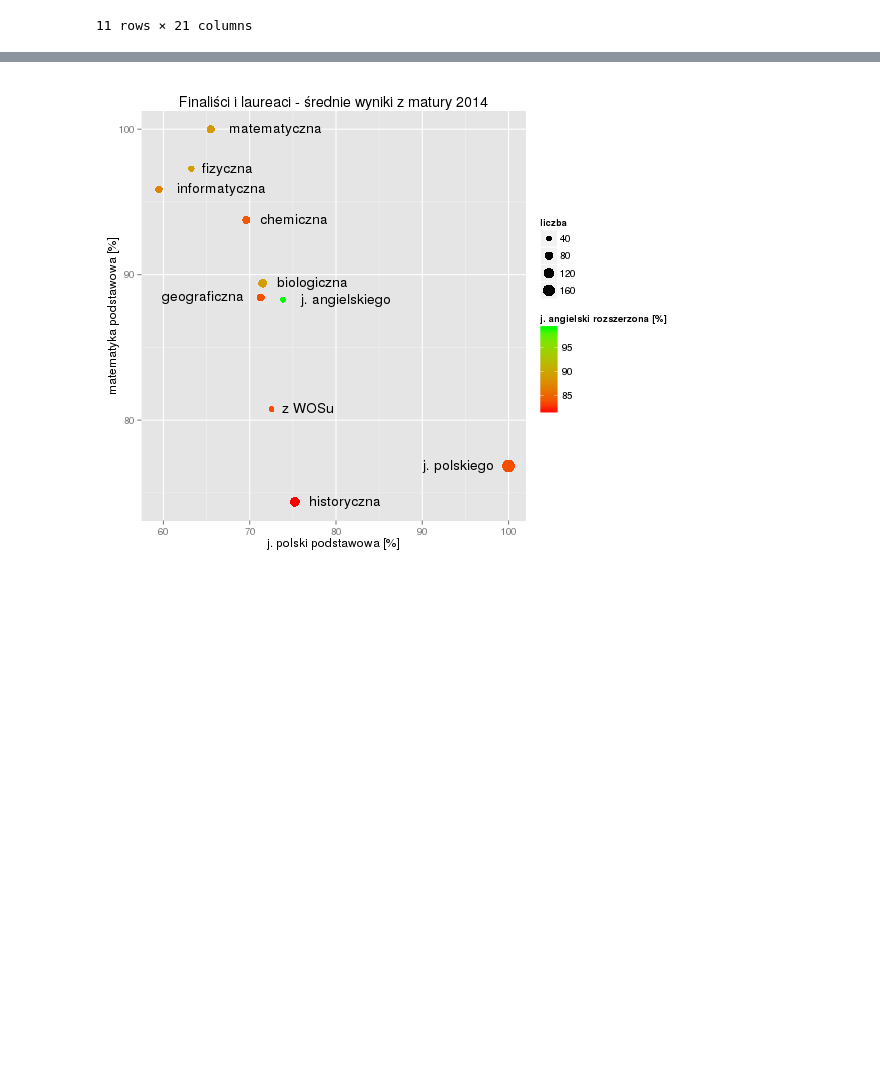
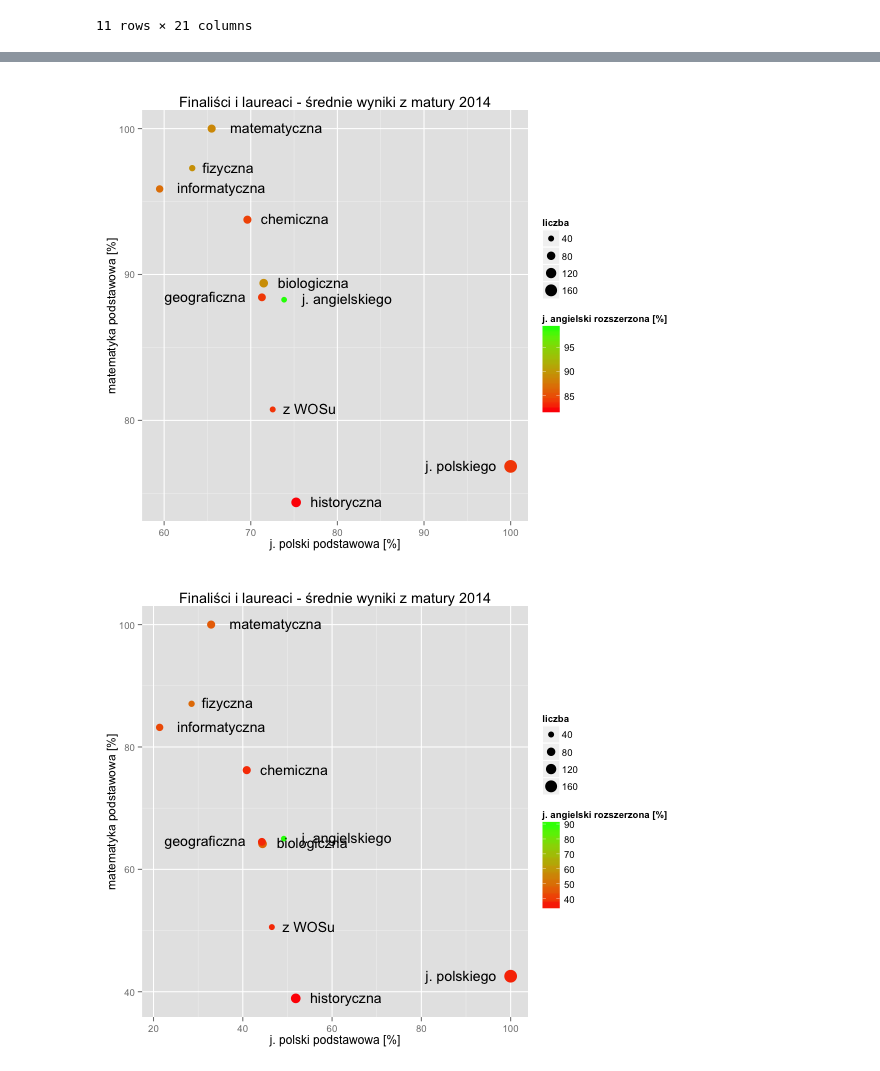
Before and after one commit to stared/delab-matury, a Jupyter notebook: eksploracje/laureaci_2.ipynb, the cells around one changed output, grey strips where cells are left out. Cells and saved outputs as stored; diff of their text form; code cells hidden in the pictures; blank space fills up the shorter version.

Commit message:
normalizowanie laureaci

```diff
--- a/eksploracje/laureaci_2.ipynb
+++ b/eksploracje/laureaci_2.ipynb
@@ -33,9 +33,13 @@ def koincydencje_laureatow(rok):
     return koincydencje
 
 
-def srednie_laureatow(rok):
-    df = pd.read_csv("../dane/przetworzone/sumy_laureaty_{}.csv".format(rok),
-                     low_memory=False)
+def srednie_laureatow(rok, znorm=False):
+    if znorm:
+        sciezka = "../dane/przetworzone/sumy_laureaty_{}_znorm.csv".format(rok)
+    else:
+        sciezka = "../dane/przetworzone/sumy_laureaty_{}.csv".format(rok)
+
+    df = pd.read_csv(sciezka, low_memory=False)
 
     kolumny_laureatow = [col for col in df.columns if col.endswith("_laureat")]
     kolumny_przedmiotow = [col for col in df.columns if col.endswith("_podstawowa") or col.endswith("_rozszerzona")]
@@ -44,7 +48,11 @@ def srednie_laureatow(rok):
 
     liczba = df[kolumny_laureatow].sum()
     srednie = df[kolumny_przedmiotow].mean()
-    maksima = df[kolumny_przedmiotow].max()
+
+    if znorm:
+        maksima = 100
+    else:
+        maksima = df[kolumny_przedmiotow].max()
 
     srednie_laureatow = pd.DataFrame([df[kolumny_przedmiotow][df[col]==True].mean() for col in kolumny_laureatow],
                                      index=kolumny_laureatow)
@@ -168,8 +207,15 @@ laureaci_plot(dfr2013, 2013)
+# %%
+dfr2014z = srednie_laureatow(2014, znorm=True)
 # %%
 %%R -i dfr2014 -w 600
 laureaci_plot(dfr2014, 2014, lewo = c("geograficzna", "j. polskiego"))
 # %% [output]
-[figure, old version]
+[figure, new version]
+# %%
+%%R -i dfr2014z -w 600
+laureaci_plot(dfr2014z, 2014, lewo = c("geograficzna", "j. polskiego"))
+# %% [output]
+[figure, added]
 # %%
 %%R -i dfr -w 600
 library(dplyr)
```
Also changed, not shown: parts of 12 cells of this notebook, 2 other files.
